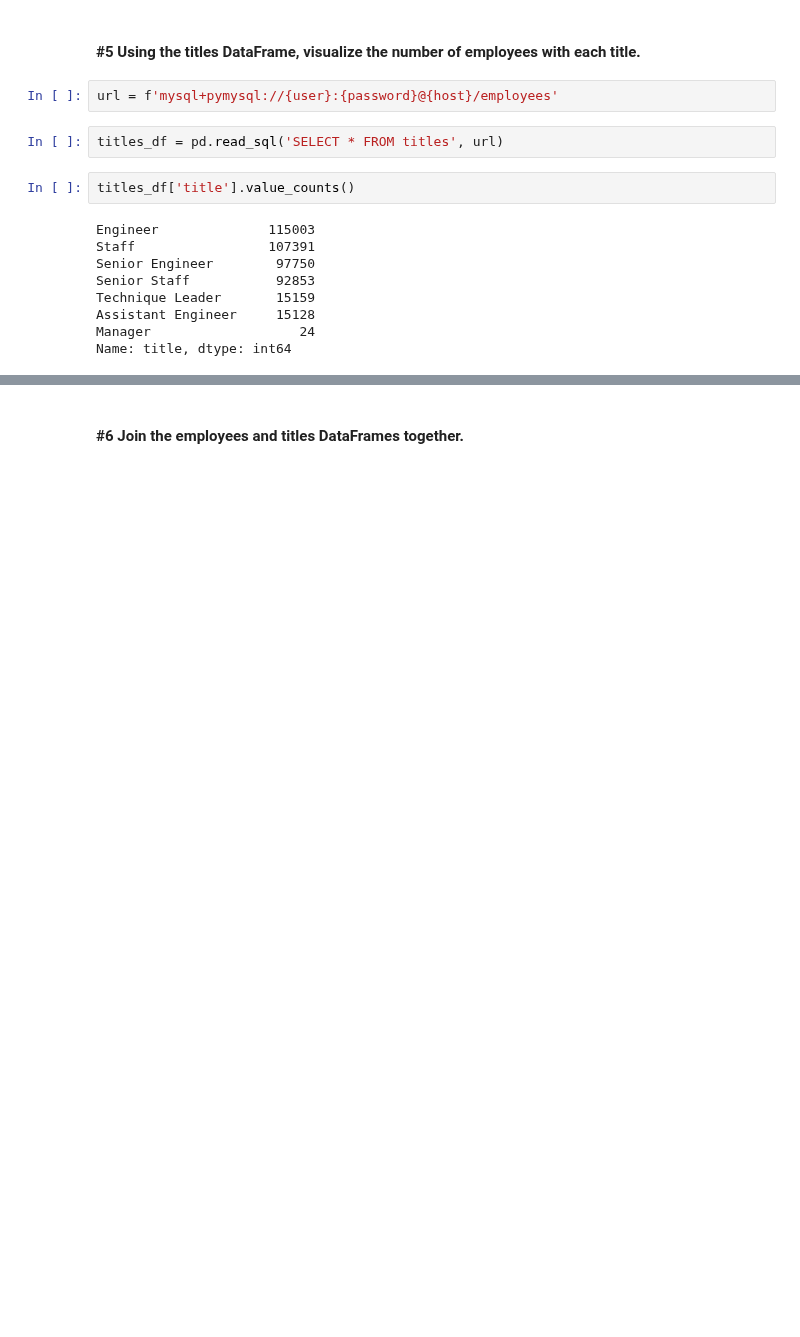
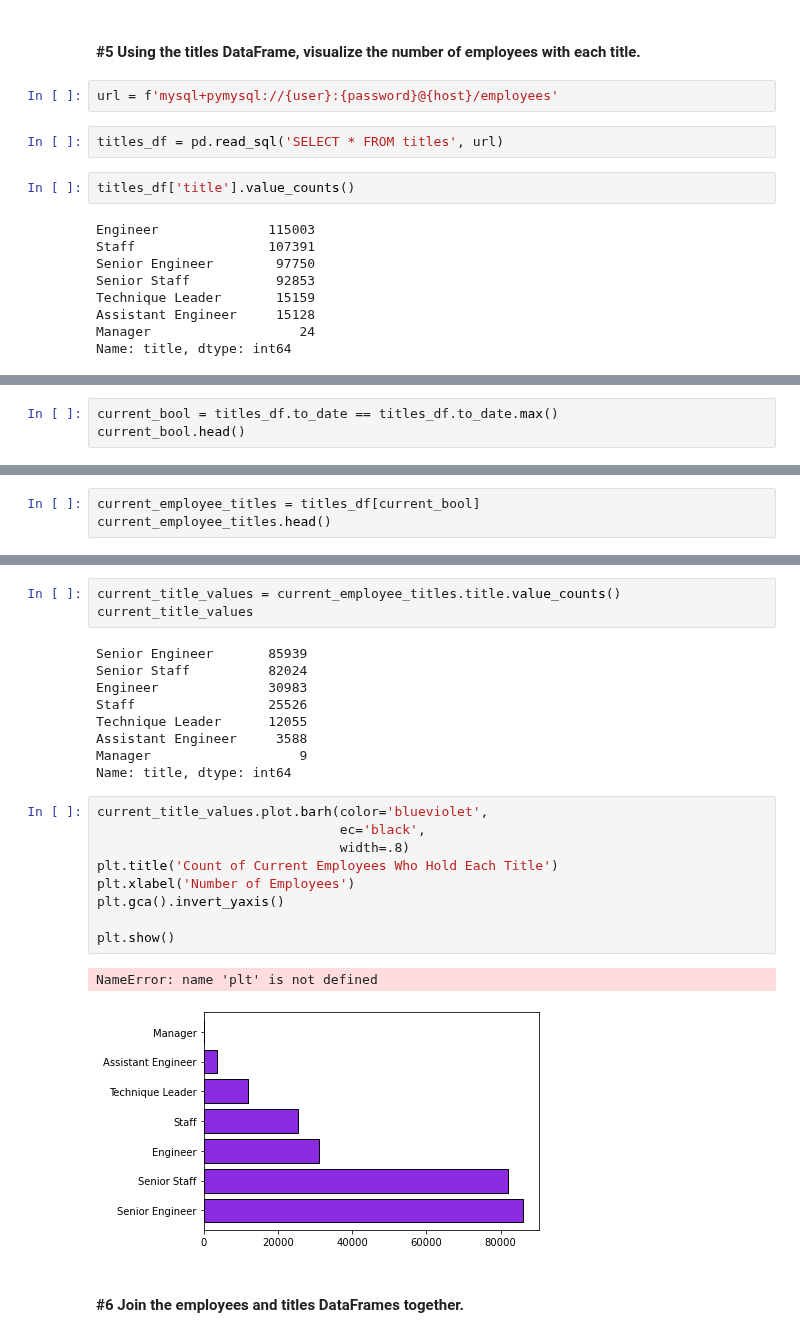
Before and after one commit to natasharivers/numpy-pandas-visualization-exercises, a Jupyter notebook: advanced_dataframes.ipynb, the cells around one changed output, grey strips where cells are left out. Saved outputs shown, nothing was run; the diff lists cells and outputs as text; blank space fills up the shorter version.

```diff
--- a/advanced_dataframes.ipynb
+++ b/advanced_dataframes.ipynb
@@ -580,0 +636,3 @@ Name: title, dtype: int64
+# %%
+current_bool = titles_df.to_date == titles_df.to_date.max()
+current_bool.head()
@@ -580,0 +646,3 @@ Name: title, dtype: int64
+# %%
+current_employee_titles = titles_df[current_bool]
+current_employee_titles.head()
@@ -581,3 +656,27 @@ Name: title, dtype: int64
+# %%
+current_title_values = current_employee_titles.title.value_counts()
+current_title_values
+# %% [output]
+Senior Engineer       85939
+Senior Staff          82024
+Engineer              30983
+Staff                 25526
+Technique Leader      12055
+Assistant Engineer     3588
+Manager                   9
+Name: title, dtype: int64
+# %%
+current_title_values.plot.barh(color='blueviolet',
+                               ec='black',
+                               width=.8)
+plt.title('Count of Current Employees Who Hold Each Title')
+plt.xlabel('Number of Employees')
+plt.gca().invert_yaxis()
+
+plt.show()
+# %% [output]
+NameError: name 'plt' is not defined
+[figure, added]
 # %% [markdown]
 #### #6 Join the employees and titles DataFrames together.
 # %%
```
Also changed, not shown: parts of 13 cells of this notebook, 2 other files.
